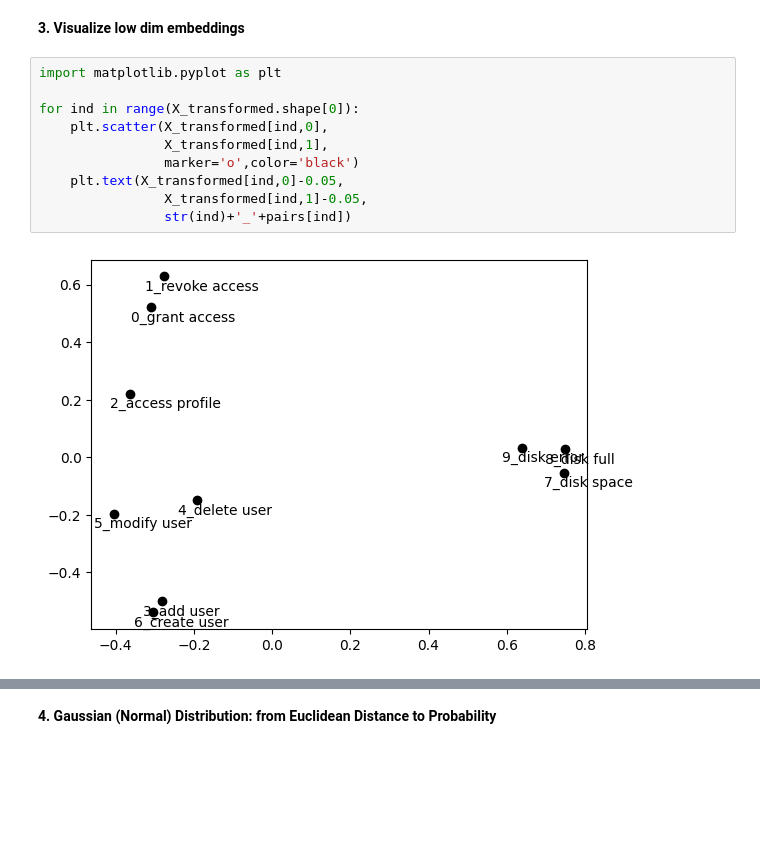
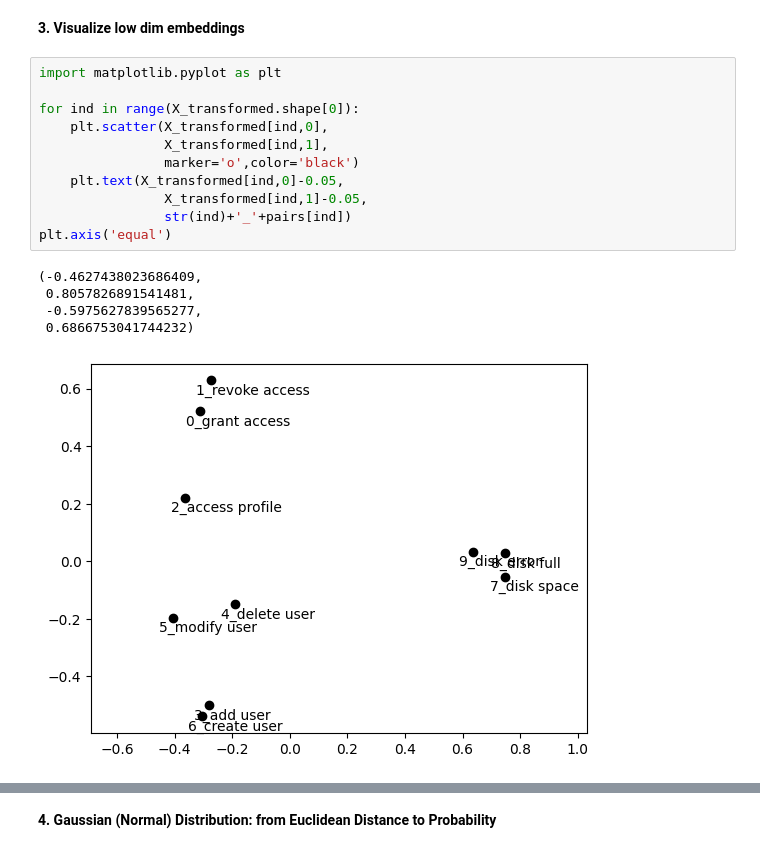
Before and after one commit to enoten/ml-numpy-pytorch, a Jupyter notebook: Gaussian Mixture Models Clustering for Embeddings.ipynb, the cells around one changed output, grey strips where cells are left out. Drawn from its saved outputs; the diff is of its cells as text; blank space fills up the shorter version.

```diff
--- a/Gaussian Mixture Models Clustering for Embeddings.ipynb
+++ b/Gaussian Mixture Models Clustering for Embeddings.ipynb
@@ -70,13 +71,18 @@ centroid_dict = {
 # %%
 import matplotlib.pyplot as plt
 
 for ind in range(X_transformed.shape[0]):
     plt.scatter(X_transformed[ind,0],
                 X_transformed[ind,1],
                 marker='o',color='black')
     plt.text(X_transformed[ind,0]-0.05,
                 X_transformed[ind,1]-0.05,
                 str(ind)+'_'+pairs[ind])
+plt.axis('equal')
 # %% [output]
+(-0.4627438023686409,
+ 0.8057826891541481,
+ -0.5975627839565277,
+ 0.6866753041744232)
-[figure, old version]
+[figure, new version]
 # %%
```
Also changed, not shown: parts of 14 cells of this notebook.
